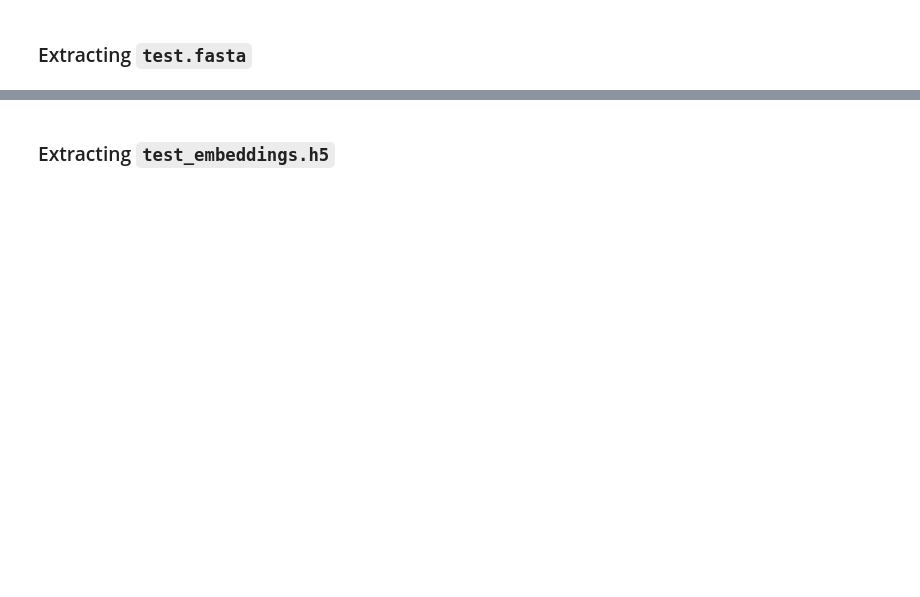
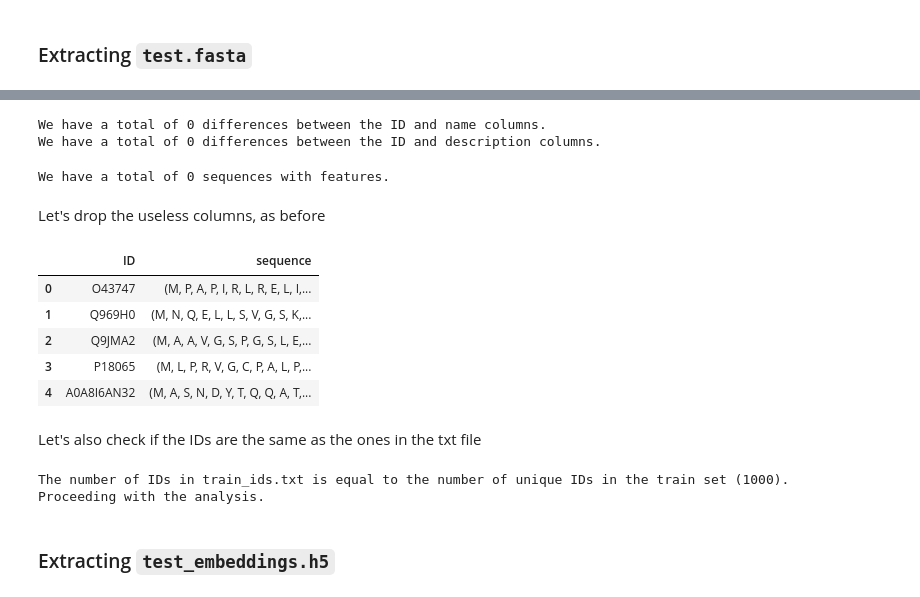
Before and after one commit to mattiazza/protein_function_prediction, a Jupyter notebook: bd_project/datasets_creation.ipynb, the cells around one changed output, grey strips where cells are left out. Saved outputs shown, nothing was run; the diff lists cells and outputs as text; code cells hidden in the pictures; blank space fills up the shorter version.

```diff
--- a/bd_project/datasets_creation.ipynb
+++ b/bd_project/datasets_creation.ipynb
@@ -434,2 +480,44 @@ In this section we are **creating the Test set**, fusing togheter the data from:
+# %%
+# Checking for differences between the ID and name columns
+diff_id_name = sum(test_fasta['ID'] != test_fasta['name'])
+
+# Checking for differences between the ID and description columns
+diff_id_description = sum(test_fasta['ID'] != test_fasta['description'])
+
+print(f"We have a total of {diff_id_name} differences between the ID and name columns.\nWe have a total of {diff_id_description} differences between the ID and description columns.")
+# %% [output]
+We have a total of 0 differences between the ID and name columns.
+We have a total of 0 differences between the ID and description columns.
+# %%
+num_features_values = sum(test_fasta['num_features'] != 0)
+
+print(f"We have a total of {num_features_values} sequences with features.")
+# %% [output]
+We have a total of 0 sequences with features.
+# %% [markdown]
+Let's drop the useless columns, as before
+# %%
+test_fasta.drop(columns=['name', 'description', 'num_features'], inplace=True)
+
+
+test_fasta.head()
+# %% [output]
+|  | ID | sequence |
+| 0 | O43747 | (M, P, A, P, I, R, L, R, E, L, I,... |
+| 1 | Q969H0 | (M, N, Q, E, L, L, S, V, G, S, K,... |
+| 2 | Q9JMA2 | (M, A, A, V, G, S, P, G, S, L, E,... |
+| 3 | P18065 | (M, L, P, R, V, G, C, P, A, L, P,... |
+| 4 | A0A8I6AN32 | (M, A, S, N, D, Y, T, Q, Q, A, T,... |
+# %% [markdown]
+Let's also check if the IDs are the same as the ones in the txt file
+# %%
+if len(test_ids) == len(test_fasta['ID'].unique()):
+    print(f"The number of IDs in train_ids.txt is equal to the number of unique IDs in the train set ({len(test_ids)}).\n"
+          "Proceeding with the analysis.")
+else:
+    print(f'The numbers are not the same: test_ids are {len(test_ids)}, while the length of the fasta file is {len(test_fasta['ID'].unique())})')
+# %% [output]
+The number of IDs in train_ids.txt is equal to the number of unique IDs in the train set (1000).
+Proceeding with the analysis.
 # %% [markdown]
 ### Extracting `test_embeddings.h5`
```
Also changed, not shown: parts of 9 cells of this notebook.
